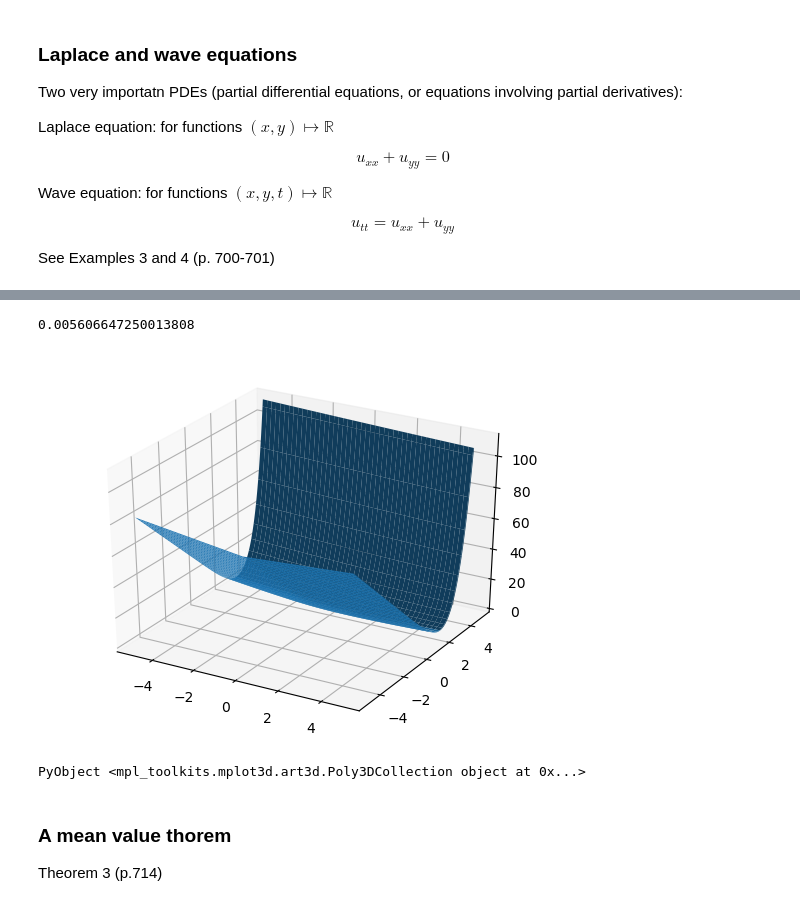
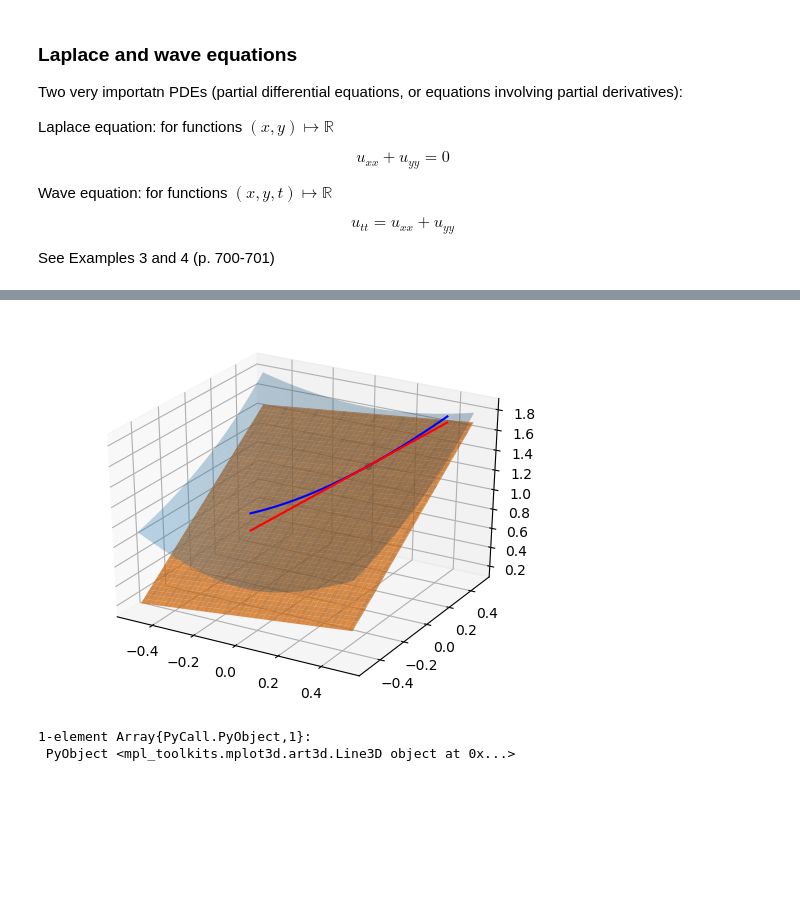
Before and after one commit to mosri/SF1626-2018, a Jupyter notebook: SF1626_highlights.ipynb, the cells around one changed output, grey strips where cells are left out. Saved outputs shown, nothing was run; the diff lists cells and outputs as text; code cells hidden in the pictures; blank space fills up the shorter version.

```diff
--- a/SF1626_highlights.ipynb
+++ b/SF1626_highlights.ipynb
@@ -506,14 +517,24 @@ scatter3D( a,b, f(a,b))
 PyObject <mpl_toolkits.mplot3d.art3d.Path3DCollection object at 0x...>
-# %%
-f(a+0.02, b+0.03)-L(a+0.02, b+0.03)
-# %% [output]
-0.005606647250013808
-# %%
-surf(xgrid, ygrid, f.(xgrid,ygrid)-L.(xgrid, ygrid))
-# %% [output]
-[figure, removed]
-PyObject <mpl_toolkits.mplot3d.art3d.Poly3DCollection object at 0x...>
-# %% [markdown]
-### A mean value thorem
-
-Theorem 3 (p.714)
+# %%
+surf(xgrid, ygrid, f.(xgrid, ygrid),alpha=0.3)
+surf(xgrid, ygrid, L.(xgrid, ygrid), alpha=0.75)
+
+scatter3D( a,b, f(a,b))
+
+s=range(-0.75, stop=0.5, length=101)
+
+τ=rand(2); τ./norm(τ)
+
+#create a straight line passing through (a,b, f(a,b))
+c1=a.+τ[1]*s
+c2=b.+τ[2]*s
+fval=f.(c1,c2)
+Lval=L.(c1,c2)
+
+plot3D(c1,c2, fval, "b")
+
+plot3D(c1,c2, Lval, "r")
+# %% [output]
+[figure, added]
+1-element Array{PyCall.PyObject,1}:
+ PyObject <mpl_toolkits.mplot3d.art3d.Line3D object at 0x...>
```
Also changed, not shown: parts of 15 cells of this notebook.
